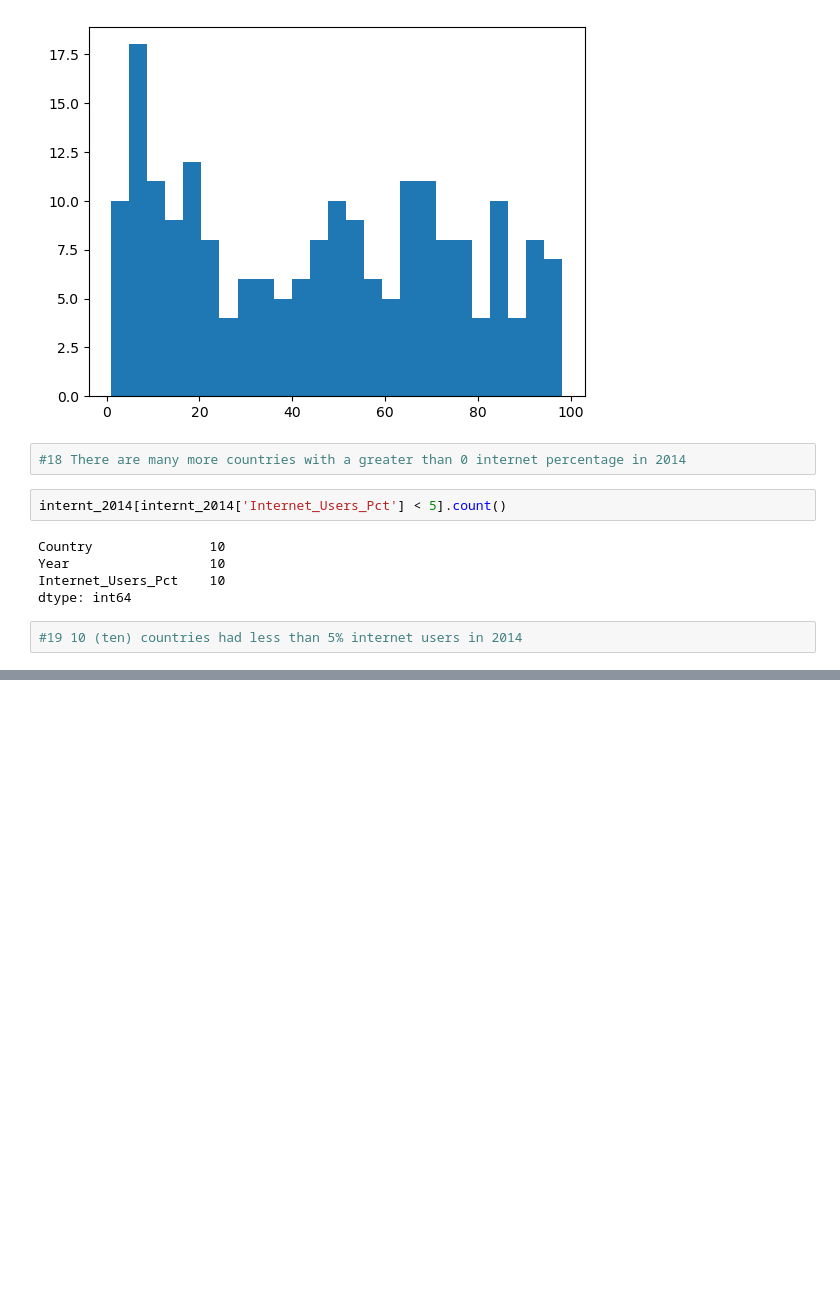
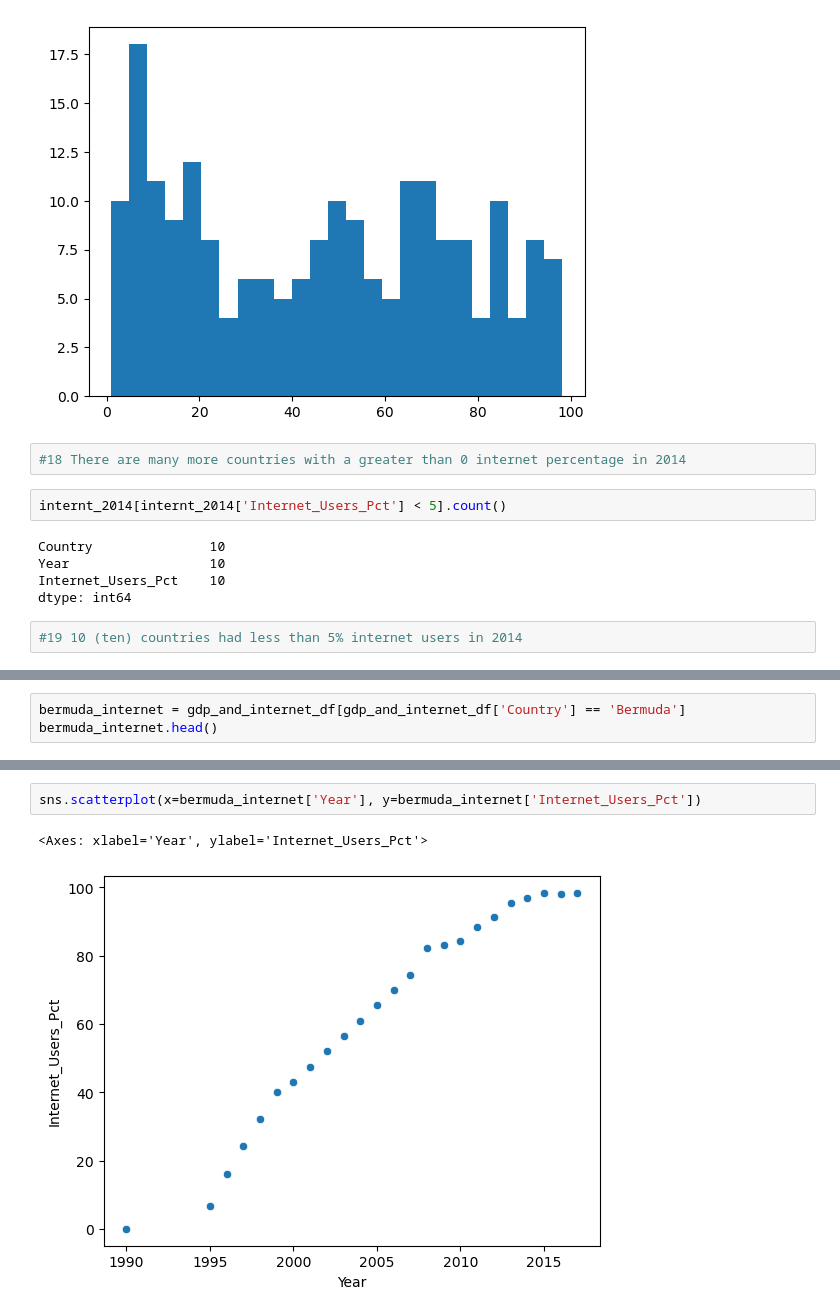
Before and after one commit to NSS-Data-Analytics-Cohort-17/un-datasets-therbold, a Jupyter notebook: script/un_data_project.ipynb, the cells around one changed output, grey strips where cells are left out. Cells and saved outputs as stored; diff of their text form; blank space fills up the shorter version.

```diff
--- a/script/un_data_project.ipynb
+++ b/script/un_data_project.ipynb
@@ -416,0 +490,3 @@ dtype: int64
+# %%
+bermuda_internet = gdp_and_internet_df[gdp_and_internet_df['Country'] == 'Bermuda']
+bermuda_internet.head()
@@ -416,0 +500,5 @@ dtype: int64
+# %%
+sns.scatterplot(x=bermuda_internet['Year'], y=bermuda_internet['Internet_Users_Pct'])
+# %% [output]
+<Axes: xlabel='Year', ylabel='Internet_Users_Pct'>
+[figure, added]
```
Also changed, not shown: parts of 17 cells of this notebook.
